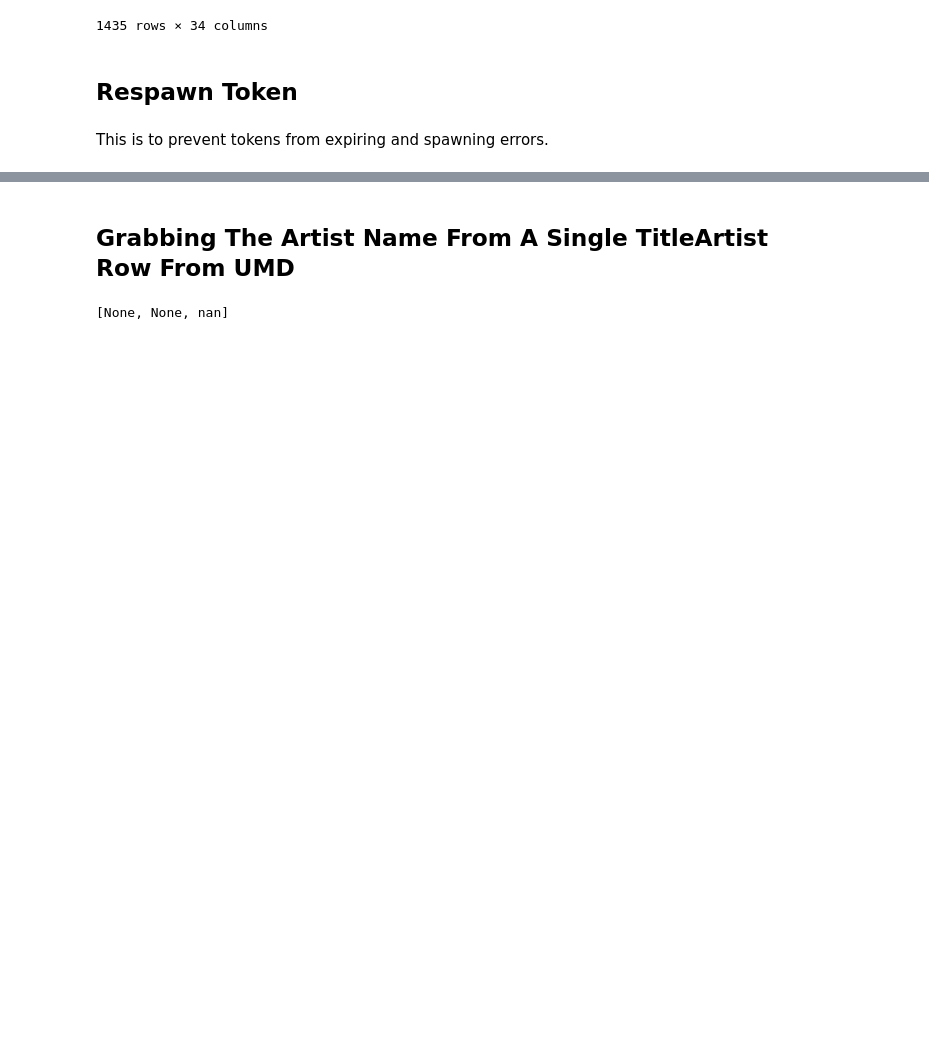
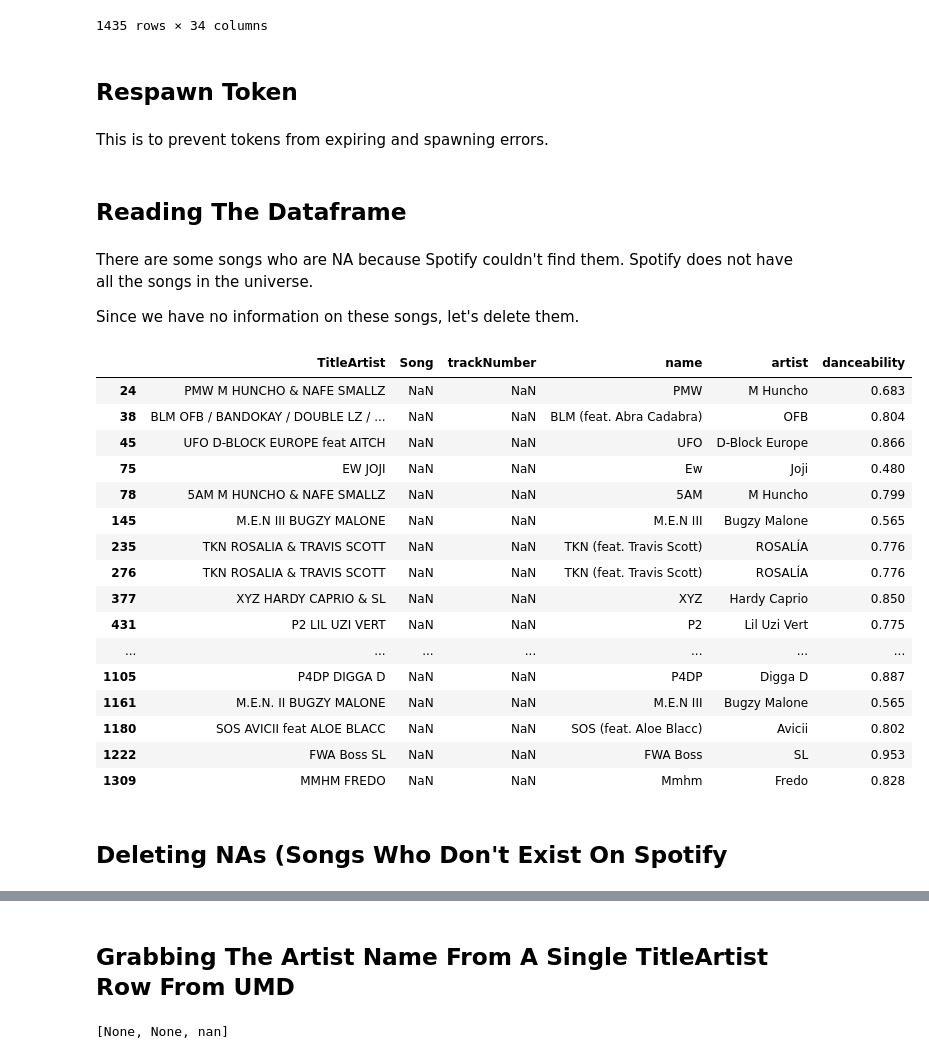
Before and after one commit to jghuynh/Song_Shine, a Jupyter notebook: Song_Rak.ipynb, the cells around one changed output, grey strips where cells are left out. Drawn from its saved outputs; the diff is of its cells as text; code cells hidden in the pictures; blank space fills up the shorter version.

```diff
--- a/Song_Rak.ipynb
+++ b/Song_Rak.ipynb
@@ -1192,3 +1296,37 @@ sp = spotipy.Spotify(client_credentials_manager = clientCredManager, auth=token)
 tempDF = mainDF.copy()
 temp1 = pd.get_dummies(tempDF, columns = ["key"], drop_first = True)
 temp1.to_csv("UMD.csv")
+# %% [markdown]
+## Reading The Dataframe
+# %%
+df = pd.read_csv("UMD.csv")
+# %% [markdown]
+There are some songs who are NA because Spotify couldn't find them. Spotify does not have all the songs in the universe.
+
+Since we have no information on these songs, let's delete them.
+# %%
+(
+    df >>
+    filter_by(X.Song.isna()) >>
+    select(X.TitleArtist, X.Song, X.trackNumber, X.name, X.artist, X.danceability)
+)
+# %% [output]
+|  | TitleArtist | Song | trackNumber | name | artist | danceability |
+| 24 | PMW M HUNCHO & NAFE SMALLZ | NaN | NaN | PMW | M Huncho | 0.683 |
+| 38 | BLM OFB / BANDOKAY / DOUBLE LZ / ... | NaN | NaN | BLM (feat. Abra Cadabra) | OFB | 0.804 |
+| 45 | UFO D-BLOCK EUROPE feat AITCH | NaN | NaN | UFO | D-Block Europe | 0.866 |
+| 75 | EW JOJI | NaN | NaN | Ew | Joji | 0.480 |
+| 78 | 5AM M HUNCHO & NAFE SMALLZ | NaN | NaN | 5AM | M Huncho | 0.799 |
+| 145 | M.E.N III BUGZY MALONE | NaN | NaN | M.E.N III | Bugzy Malone | 0.565 |
+| 235 | TKN ROSALIA & TRAVIS SCOTT | NaN | NaN | TKN (feat. Travis Scott) | ROSALÍA | 0.776 |
+| 276 | TKN ROSALIA & TRAVIS SCOTT | NaN | NaN | TKN (feat. Travis Scott) | ROSALÍA | 0.776 |
+| 377 | XYZ HARDY CAPRIO & SL | NaN | NaN | XYZ | Hardy Caprio | 0.850 |
+| 431 | P2 LIL UZI VERT | NaN | NaN | P2 | Lil Uzi Vert | 0.775 |
+| ... | ... | ... | ... | ... | ... | ... |
+| 1105 | P4DP DIGGA D | NaN | NaN | P4DP | Digga D | 0.887 |
+| 1161 | M.E.N. II BUGZY MALONE | NaN | NaN | M.E.N III | Bugzy Malone | 0.565 |
+| 1180 | SOS AVICII feat ALOE BLACC | NaN | NaN | SOS (feat. Aloe Blacc) | Avicii | 0.802 |
+| 1222 | FWA Boss SL | NaN | NaN | FWA Boss | SL | 0.953 |
+| 1309 | MMHM FREDO | NaN | NaN | Mmhm | Fredo | 0.828 |
+# %% [markdown]
+## Deleting NAs (Songs Who Don't Exist On Spotify
```
Also changed, not shown: parts of 16 cells of this notebook.
